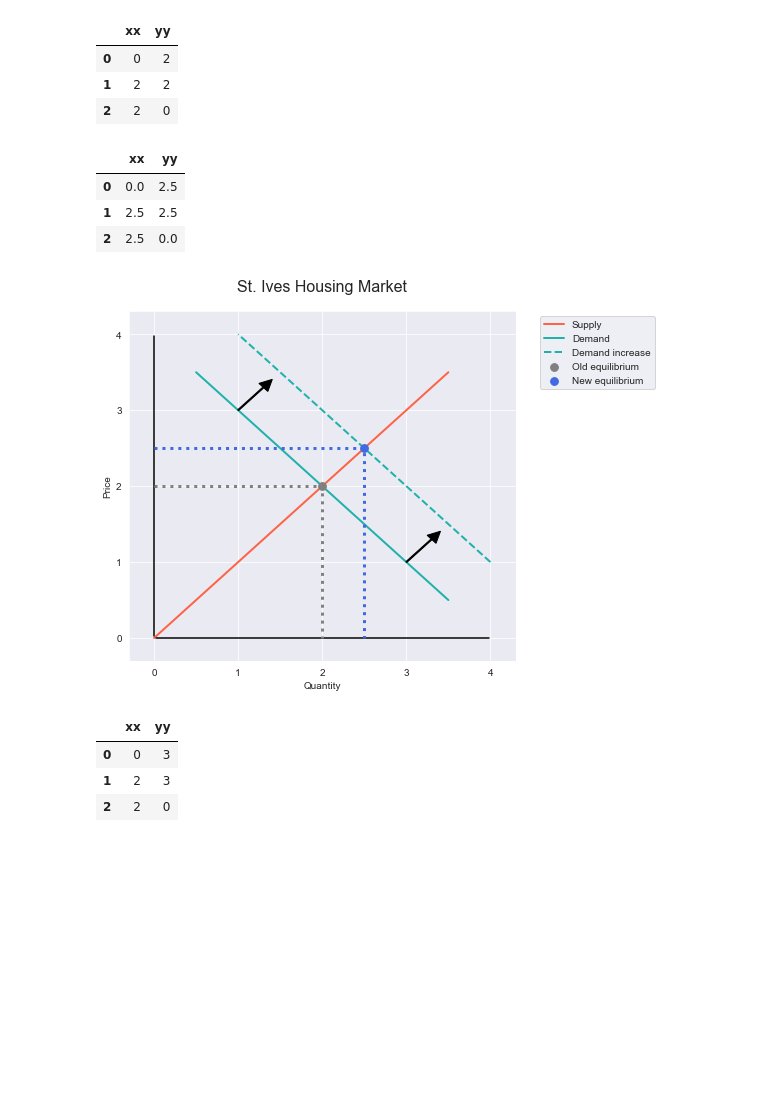
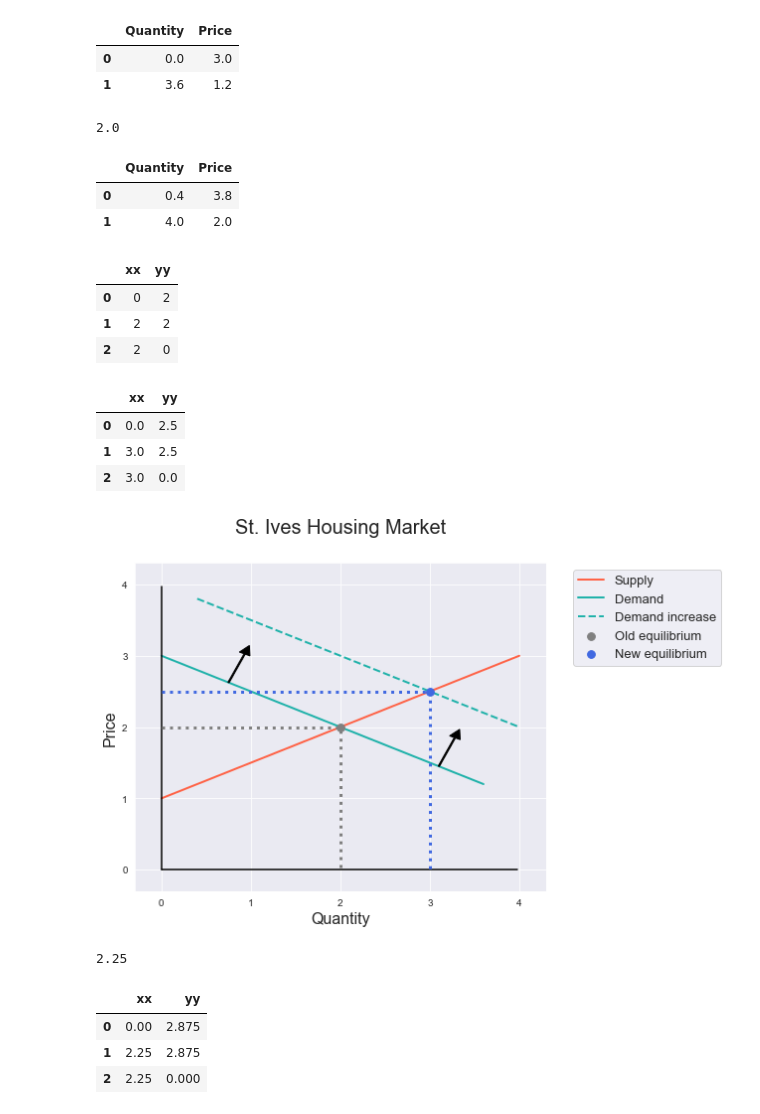
Before and after one commit to hpatin/St-Ives-Housing-Project, a Jupyter notebook: Restricting New Housing.ipynb, the cells around one changed output. Drawn from its saved outputs; the diff is of its cells as text; code cells hidden in the pictures; blank space fills up the shorter version.

```diff
--- a/Restricting New Housing.ipynb
+++ b/Restricting New Housing.ipynb
@@ -71,0 +14,5 @@ df_housing_demand_increase
+# %%
+# creating supply curve
+df_housing_supply = pd.DataFrame(np.array([[0,1], [4, 3]]),
+                          columns=['Quantity', 'Price'])
+df_housing_supply
@@ -72,3 +41,30 @@ df_housing_demand_increase
+# %%
+#creating demand curve
+df_housing_demand = pd.DataFrame(np.array([[0,3], [3.6,1.2]]),
+                          columns=['Quantity', 'Price'])
+
+df_housing_demand
+# %% [output]
+|  | Quantity | Price |
+| 0 | 0.0 | 3.0 |
+| 1 | 3.6 | 1.2 |
+# %%
+# demand curve increase equation
+y = -0.5*4 + 4
+
+y
+# %% [output]
+2.0
+# %%
+# creating demand curve increase
+df_housing_demand_increase = pd.DataFrame(np.array([[0.4,3.8], [4, 2]]),
+                          columns=['Quantity', 'Price'])
+
+df_housing_demand_increase
+# %% [output]
+|  | Quantity | Price |
+| 0 | 0.4 | 3.8 |
+| 1 | 4.0 | 2.0 |
 # %%
 # data for plumb lines of first equilibrium
 dotted_one = pd.DataFrame(np.array([[0,2], [2,2], [2,0]]),
@@ -81,70 +77,80 @@ dotted_one
 | 2 | 2 | 0 |
 # %%
 # data for plumb lines of second equilibrium
-dotted_two = pd.DataFrame(np.array([[0,2.5], [2.5,2.5], [2.5,0]]),
+dotted_two = pd.DataFrame(np.array([[0,2.5], [3,2.5], [3,0]]),
                           columns=['xx', 'yy'])
 dotted_two
 # %% [output]
 |  | xx | yy |
 | 0 | 0.0 | 2.5 |
-| 1 | 2.5 | 2.5 |
-| 2 | 2.5 | 0.0 |
+| 1 | 3.0 | 2.5 |
+| 2 | 3.0 | 0.0 |
 # %%
 # set figure size and style
-fig = plt.figure(figsize=(8,6))
+fig = plt.figure(figsize=(9,6))
 sns.set_style('darkgrid')
 
 # plot axes
-plt.axvline(ymin=0.07, ymax=0.93, color='black')
-plt.axhline(xmin=0.07, xmax=0.93, color='black')
+plt.axvline(ymin=0.065, ymax=0.93, color='black')
+plt.axhline(xmin=0.065, xmax=0.93, color='black')
 
 # plot supply and demand curves
 plt.plot('Quantity', 'Price', data=df_housing_supply, label='Supply',
          color='tomato', zorder=1, lw=2)
 
 plt.plot('Quantity', 'Price', data=df_housing_demand, label='Demand',
          color='lightseagreen', zorder=1, lw=2)
 
 plt.plot('Quantity', 'Price', data=df_housing_demand_increase,
          label='Demand increase', color='lightseagreen', linestyle='dashed',
          zorder=1, lw=2)
 
 # plot equilibria and plumb lines
 plt.scatter(x=2, y=2, zorder=2, color='grey', s=60, label='Old equilibrium')
 plt.plot('xx', 'yy', data=dotted_one, linestyle='dotted', color='grey', label='', lw=3)
 
-plt.scatter(x=2.5, y=2.5, zorder=2, color='royalblue', s=60, label='New equilibrium')
+plt.scatter(x=3, y=2.5, zorder=2, color='royalblue', s=60, label='New equilibrium')
 plt.plot('xx', 'yy', data=dotted_two, linestyle='dotted', color='royalblue', label='', lw=3)
 
 # plot arrows
-plt.arrow(3, 1, 0.3, 0.3, width=0.015, head_width=0.15, head_length=0.15, fc='k', ec='k')
-plt.arrow(1, 3, 0.3, 0.3, width=0.015, head_width=0.15, head_length=0.15, fc='k', ec='k')
-
+plt.arrow(0.75, 2.625, 0.18, 0.4, width=0.015, head_width=0.13, head_length=0.13, fc='k', ec='k')
+plt.arrow(3.1, 1.45, 0.18, 0.4, width=0.015, head_width=0.13, head_length=0.13, fc='k', ec='k')
 # label axes
-plt.xlabel('Quantity')
-plt.ylabel('Price')
+plt.xlabel('Quantity', fontsize=16)
+plt.ylabel('Price', fontsize=16)
 
 # set axes limits
 plt.xlim([-0.3, 4.3])
 plt.ylim([-0.3, 4.3])
 
 # title and legend
-plt.title('St. Ives Housing Market', fontsize=16, pad=20)
-plt.legend(bbox_to_anchor=(1.05, 1), loc=2)
+plt.title('St. Ives Housing Market', fontsize=20, pad=30)
+plt.legend(bbox_to_anchor=(1.05, 1), loc=2, prop={'size': 13})
 plt.tight_layout()
 fig.savefig('st-ives-housing-market.png', dpi=180);
 # %% [output]
-[figure, old version]
+[figure, new version]
+# %%
+# demand curve increase equation
+#y = -0.5*x + 4
+
+# supply curve decrease equation
+#y = 0.5*x + 1.75
+
+#5.75/2
+(2.875 - 1.75)/0.5
+# %% [output]
+2.25
 # %%
 # data for plumb lines of third equilibrium
-dotted_three = pd.DataFrame(np.array([[0,3], [2,3], [2,0]]),
+dotted_three = pd.DataFrame(np.array([[0,2.875], [2.25,2.875], [2.25,0]]),
                           columns=['xx', 'yy'])
 dotted_three
 # %% [output]
 |  | xx | yy |
-| 0 | 0 | 3 |
-| 1 | 2 | 3 |
-| 2 | 2 | 0 |
+| 0 | 0.00 | 2.875 |
+| 1 | 2.25 | 2.875 |
+| 2 | 2.25 | 0.000 |
 # %%
 # set figure size and style
 fig = plt.figure(figsize=(12,8))
```
Also changed, not shown: parts of 14 cells of this notebook, 4 other files.
